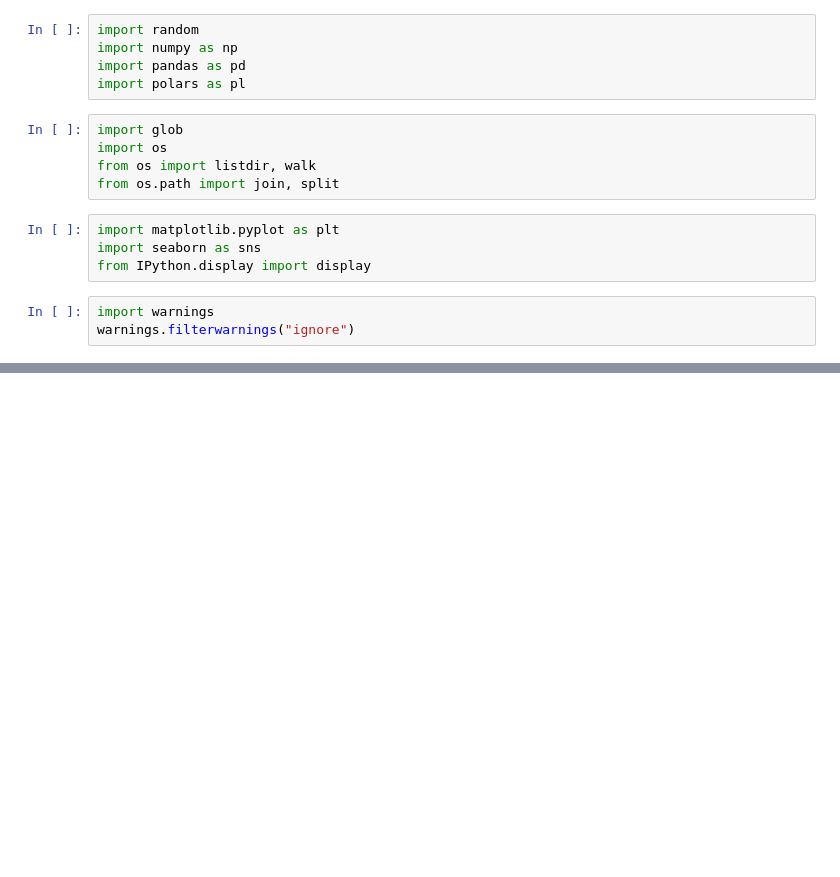
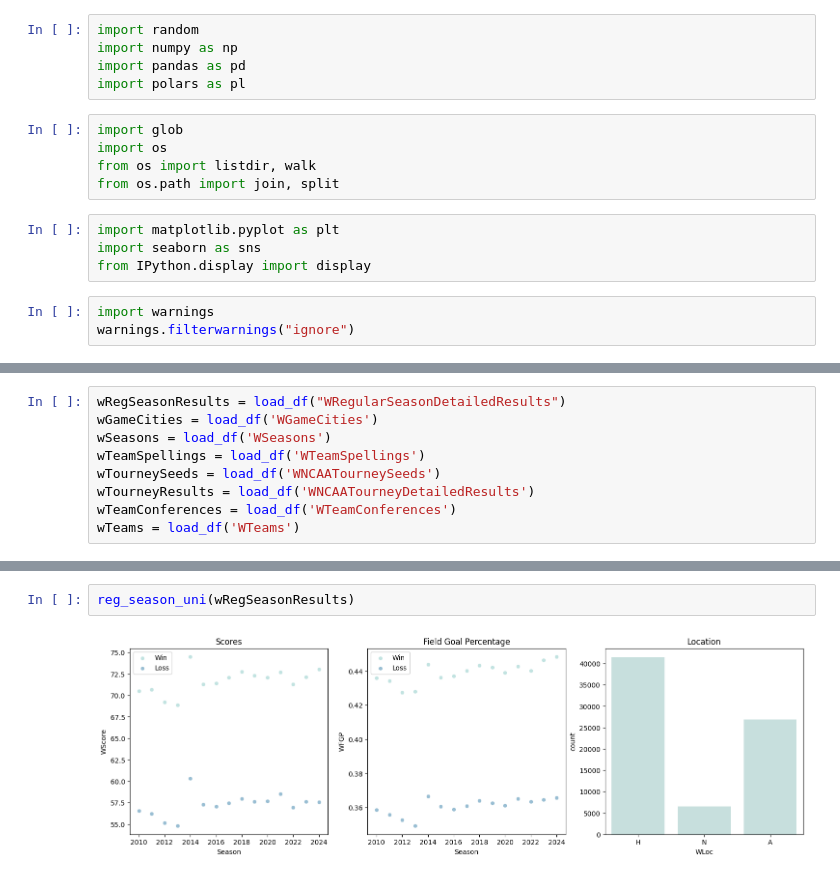
Before and after one commit to nhundo99/march_mania_24, a Jupyter notebook: beginning.ipynb, the cells around one changed output, grey strips where cells are left out. Saved outputs shown, nothing was run; the diff lists cells and outputs as text; blank space fills up the shorter version.

```diff
--- a/beginning.ipynb
+++ b/beginning.ipynb
@@ -24,0 +212,9 @@ def load_df(df_name, describe=False):
+# %%
+wRegSeasonResults = load_df("WRegularSeasonDetailedResults")
+wGameCities = load_df('WGameCities')
+wSeasons = load_df('WSeasons')
+wTeamSpellings = load_df('WTeamSpellings')
+wTourneySeeds = load_df('WNCAATourneySeeds')
+wTourneyResults = load_df('WNCAATourneyDetailedResults')
+wTeamConferences = load_df('WTeamConferences')
+wTeams = load_df('WTeams')
@@ -24,0 +307,4 @@ def load_df(df_name, describe=False):
+# %%
+reg_season_uni(wRegSeasonResults)
+# %% [output]
+[figure, added]
```
Also changed, not shown: parts of 16 cells of this notebook.
